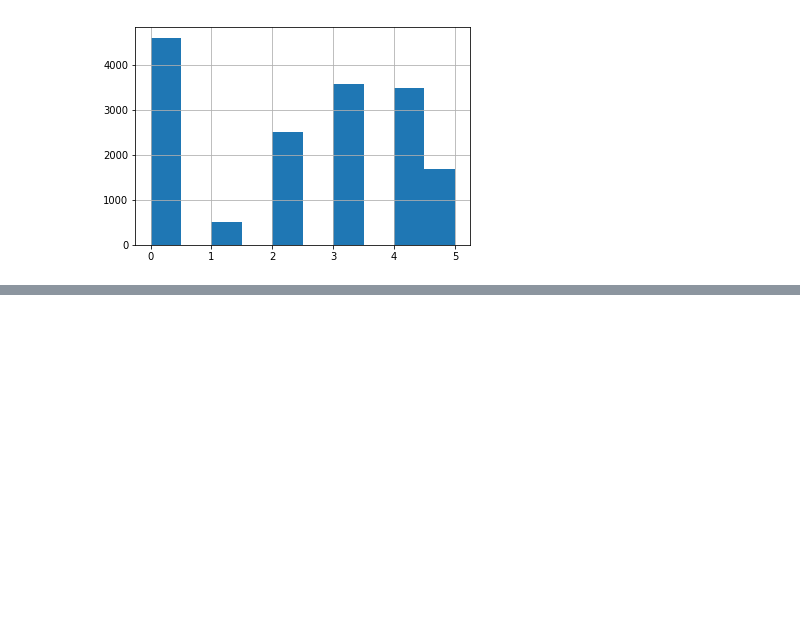
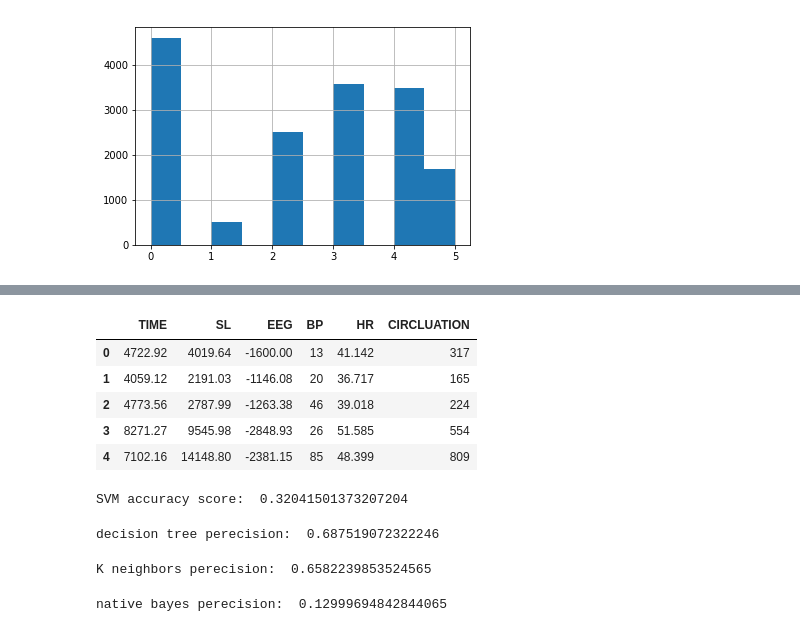
Before and after one commit to lorenzolevis/fall_detection_project, a Jupyter notebook: Notebook_project.ipynb, the cells around one changed output, grey strips where cells are left out. Cells and saved outputs as stored; diff of their text form; code cells hidden in the pictures; blank space fills up the shorter version.

Commit message:
nuovi modelli aggiunti

```diff
--- a/Notebook_project.ipynb
+++ b/Notebook_project.ipynb
@@ -52,0 +66,11 @@ for i in range (0,len(cols)):
+# %%
+target = df['ACTIVITY']
+data = df.drop(['ACTIVITY'], axis=1)
+data.head()
+# %% [output]
+|  | TIME | SL | EEG | BP | HR | CIRCLUATION |
+| 0 | 4722.92 | 4019.64 | -1600.00 | 13 | 41.142 | 317 |
+| 1 | 4059.12 | 2191.03 | -1146.08 | 20 | 36.717 | 165 |
+| 2 | 4773.56 | 2787.99 | -1263.38 | 46 | 39.018 | 224 |
+| 3 | 8271.27 | 9545.98 | -2848.93 | 26 | 51.585 | 554 |
+| 4 | 7102.16 | 14148.80 | -2381.15 | 85 | 48.399 | 809 |
@@ -52,0 +83,38 @@ for i in range (0,len(cols)):
+# %%
+model = svm.SVC(kernel='rbf', gamma='scale')
+model.fit(x_train, y_train)
+model_predictions = model.predict(x_test)
+
+print("SVM accuracy score: ", accuracy_score(y_test, model_predictions))
+# %% [output]
+SVM accuracy score:  0.32041501373207204
+# %%
+from sklearn.tree import DecisionTreeClassifier
+
+decision_tree = DecisionTreeClassifier()
+decision_tree.fit(x_train, y_train)
+decision_tree_predictions = decision_tree.predict(x_test)
+
+print("decision tree perecision: ", accuracy_score(y_test, decision_tree_predictions))
+# %% [output]
+decision tree perecision:  0.687519072322246
+# %%
+from sklearn.neighbors import KNeighborsClassifier
+
+knn = KNeighborsClassifier()
+knn.fit(x_train, y_train)
+knn_predictions = knn.predict(x_test)
+
+print("K neighbors perecision: ", accuracy_score(y_test, knn_predictions))
+# %% [output]
+K neighbors perecision:  0.6582239853524565
+# %%
+from sklearn.naive_bayes import GaussianNB
+
+native_bayes = GaussianNB()
+native_bayes.fit(x_train, y_train)
+native_bayes_predictions = native_bayes.predict(x_test)
+
+print("native bayes perecision: ", accuracy_score(y_test, native_bayes_predictions))
+# %% [output]
+native bayes perecision:  0.12999694842844065
```
Also changed, not shown: parts of 6 cells of this notebook, 1 other file.
